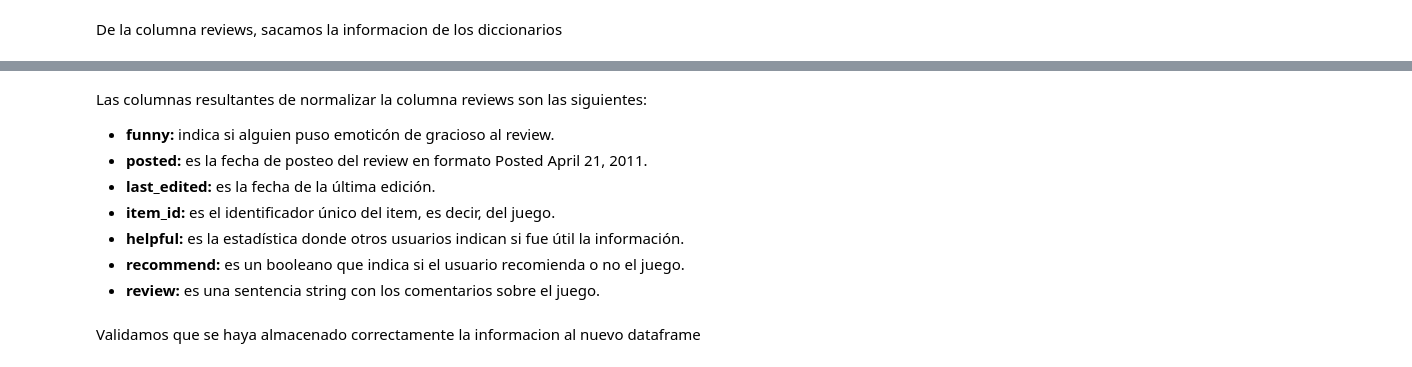
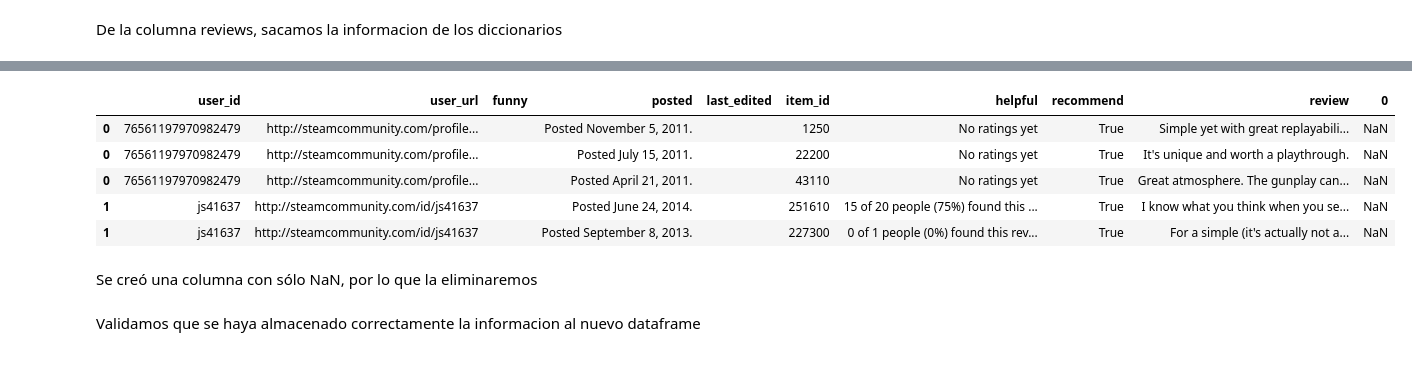
Before and after one commit to priscilamuniz/PI_STEAM, a Jupyter notebook: 01c_ETL_reviews.ipynb, the cells around one changed output, grey strips where cells are left out. Saved outputs shown, nothing was run; the diff lists cells and outputs as text; code cells hidden in the pictures.

```diff
--- a/01c_ETL_reviews.ipynb
+++ b/01c_ETL_reviews.ipynb
@@ -78,10 +60,11 @@ del df_reviews2[0]      # eliminamos la columna de NaN que se creó
-# %% [markdown]
-Las columnas resultantes de normalizar la columna reviews son las siguientes:
-
-* **funny:** indica si alguien puso emoticón de gracioso al review.
-* **posted:** es la fecha de posteo del review en formato Posted April 21, 2011.
-* **last_edited:** es la fecha de la última edición.
-* **item_id:** es el identificador único del item, es decir, del juego.
-* **helpful:** es la estadística donde otros usuarios indican si fue útil la información.
-* **recommend:** es un booleano que indica si el usuario recomienda o no el juego.
-* **review:** es una sentencia string con los comentarios sobre el juego.
+# %%
+df_reviews2.head()                                                                                                            # Revisamos como quedo el dataframe
+# %% [output]
+|  | user_id | user_url | funny | posted | last_edited | item_id | helpful | recommend | review | 0 |
+| 0 | 76561197970982479 | http://steamcommunity.com/profile... |  | Posted November 5, 2011. |  | 1250 | No ratings yet | True | Simple yet with great replayabili... | NaN |
+| 0 | 76561197970982479 | http://steamcommunity.com/profile... |  | Posted July 15, 2011. |  | 22200 | No ratings yet | True | It's unique and worth a playthrough. | NaN |
+| 0 | 76561197970982479 | http://steamcommunity.com/profile... |  | Posted April 21, 2011. |  | 43110 | No ratings yet | True | Great atmosphere. The gunplay can... | NaN |
+| 1 | js41637 | http://steamcommunity.com/id/js41637 |  | Posted June 24, 2014. |  | 251610 | 15 of 20 people (75%) found this ... | True | I know what you think when you se... | NaN |
+| 1 | js41637 | http://steamcommunity.com/id/js41637 |  | Posted September 8, 2013. |  | 227300 | 0 of 1 people (0%) found this rev... | True | For a simple (it's actually not a... | NaN |
+# %% [markdown]
+Se creó una columna con sólo NaN, por lo que la eliminaremos
```
Also changed, not shown: parts of 35 cells of this notebook.
